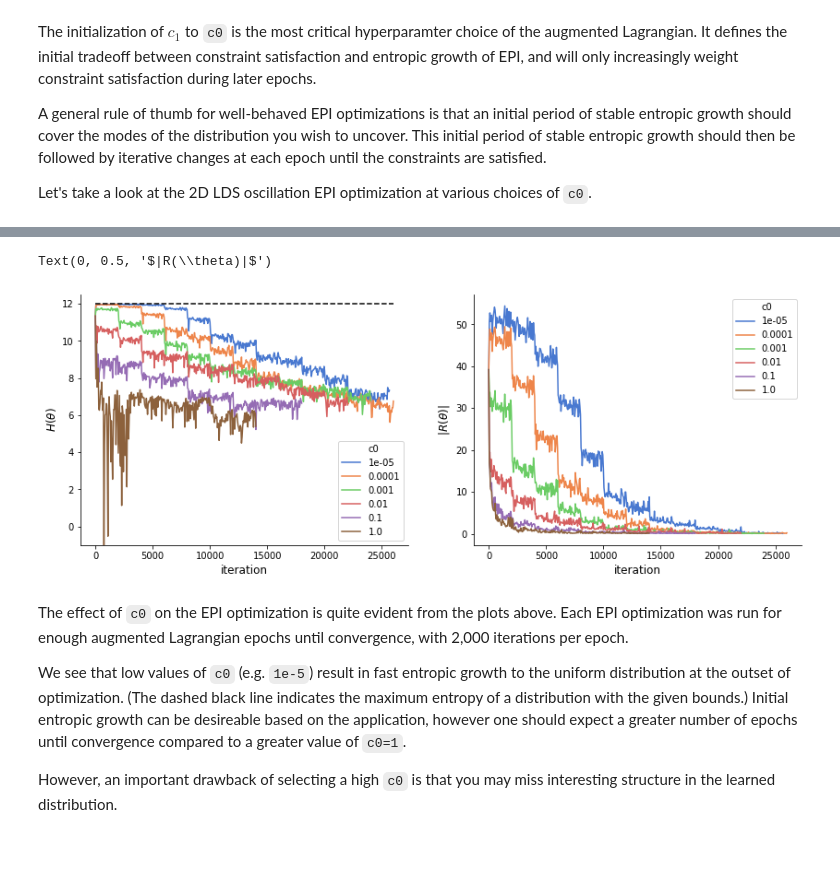
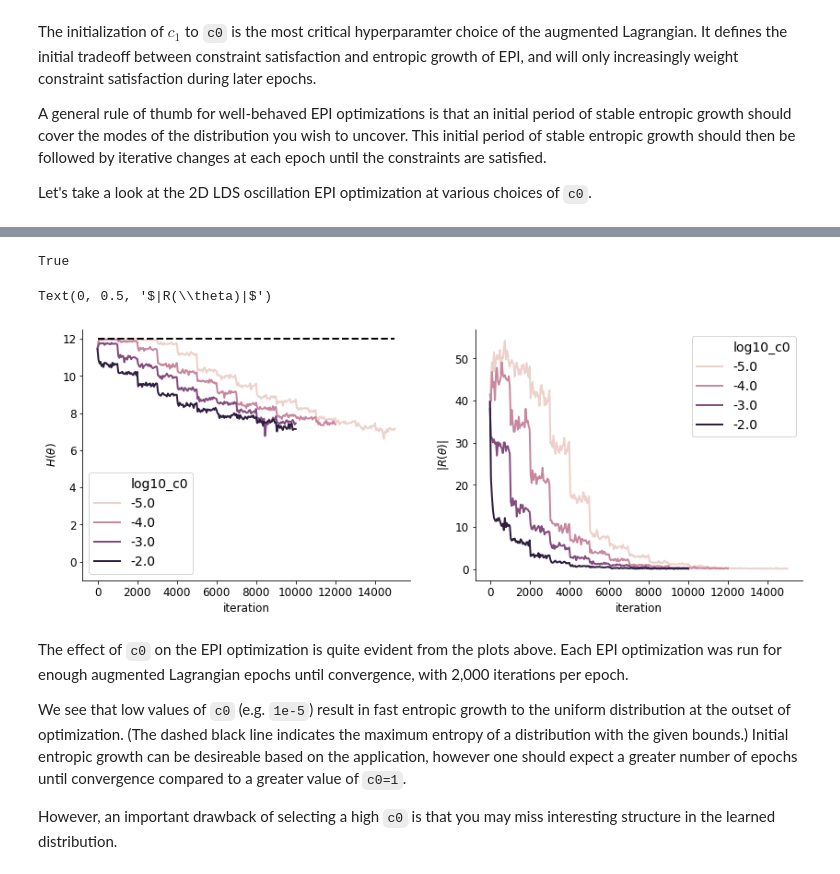
Before and after one commit to cunningham-lab/epi, a Jupyter notebook: notebooks/Augmented_Lagrangian.ipynb, the cells around one changed output, grey strips where cells are left out. Cells and saved outputs as stored; diff of their text form; code cells hidden in the pictures; blank space fills up the shorter version.

```diff
--- a/notebooks/Augmented_Lagrangian.ipynb
+++ b/notebooks/Augmented_Lagrangian.ipynb
@@ -98,7 +98,7 @@ A general rule of thumb for well-behaved EPI optimizations is that an initial pe
 
 Let's take a look at the 2D LDS oscillation EPI optimization at various choices of `c0`.
 # %%
-c0s = [1e-5, 1e-4, 1e-3, 1e-2, 1e-1, 1e0]
+c0s = [1e-5, 1e-4, 1e-3, 1e-2]
 q_thetas = []
 opt_datas = []
 
@@ -108,11 +108,9 @@ for i in range(len(c0s)):
     print('Running EPI with c0 = %.2E.' % c0)
     q_theta, opt_data, _, _ = M.epi(
         mu,
-        K = 20,
-        num_iters = 2000,
+        c0=c0,
+        K=20,
         stop_early = True,
-        c0=c0,
-        random_seed=0,
     )
     q_thetas.append(q_theta)
     opt_datas.append(opt_data)
@@ -137,20 +156,25 @@ EPI(k= 7,i=2000): cost -4.86E+00, H  5.39E+00, |R|^2 1.97E-02
+# %%
+print(1.e-5 == 0.00001)
+# %% [output]
+True
 # %%
 epi_df = M.get_epi_df()
-epi_df['c0'] = [row['AL_hps']['c0'] for i, row in epi_df.iterrows()]
+epi_df['log10_c0'] = [np.log10(row['AL_hps']['c0']) for i, row in epi_df.iterrows()]
 epi_df['Rnorm'] = [np.linalg.norm([row['R%d' % j] for j in range(1,5)])
                    for i, row in epi_df.iterrows()]
+_epi_df = epi_df[epi_df['log10_c0'] < -1]
 H_max = -np.log(1/(20.**4))
 
 fig, axs = plt.subplots(1,2,figsize=(14,5))
-sns.lineplot(x='iteration', y='H', ax=axs[0], hue='c0', data=epi_df, palette="muted")
+sns.lineplot(x='iteration', y='H', ax=axs[0], hue='log10_c0', data=_epi_df)
 axs[0].set_ylabel(r'$H(\theta)$')
 axs[0].set_ylim([-1, 12.5])
-axs[0].plot([0, epi_df['iteration'].max()], [H_max, H_max], 'k--')
-sns.lineplot(x='iteration', y='Rnorm', ax=axs[1], hue='c0', data=epi_df, palette="muted")
+axs[0].plot([0, _epi_df['iteration'].max()], [H_max, H_max], 'k--')
+sns.lineplot(x='iteration', y='Rnorm', ax=axs[1], hue='log10_c0', data=_epi_df)
 axs[1].set_ylabel(r'$|R(\theta)|$')
 # %% [output]
 Text(0, 0.5, '$|R(\\theta)|$')
-[figure, old version]
+[figure, new version]
 # %% [markdown]
 The effect of `c0` on the EPI optimization is quite evident from the plots above.  Each EPI optimization was run for enough augmented Lagrangian epochs until convergence, with 2,000 iterations per epoch.
 
```
Also changed, not shown: parts of 2 cells of this notebook, 33 other files.
